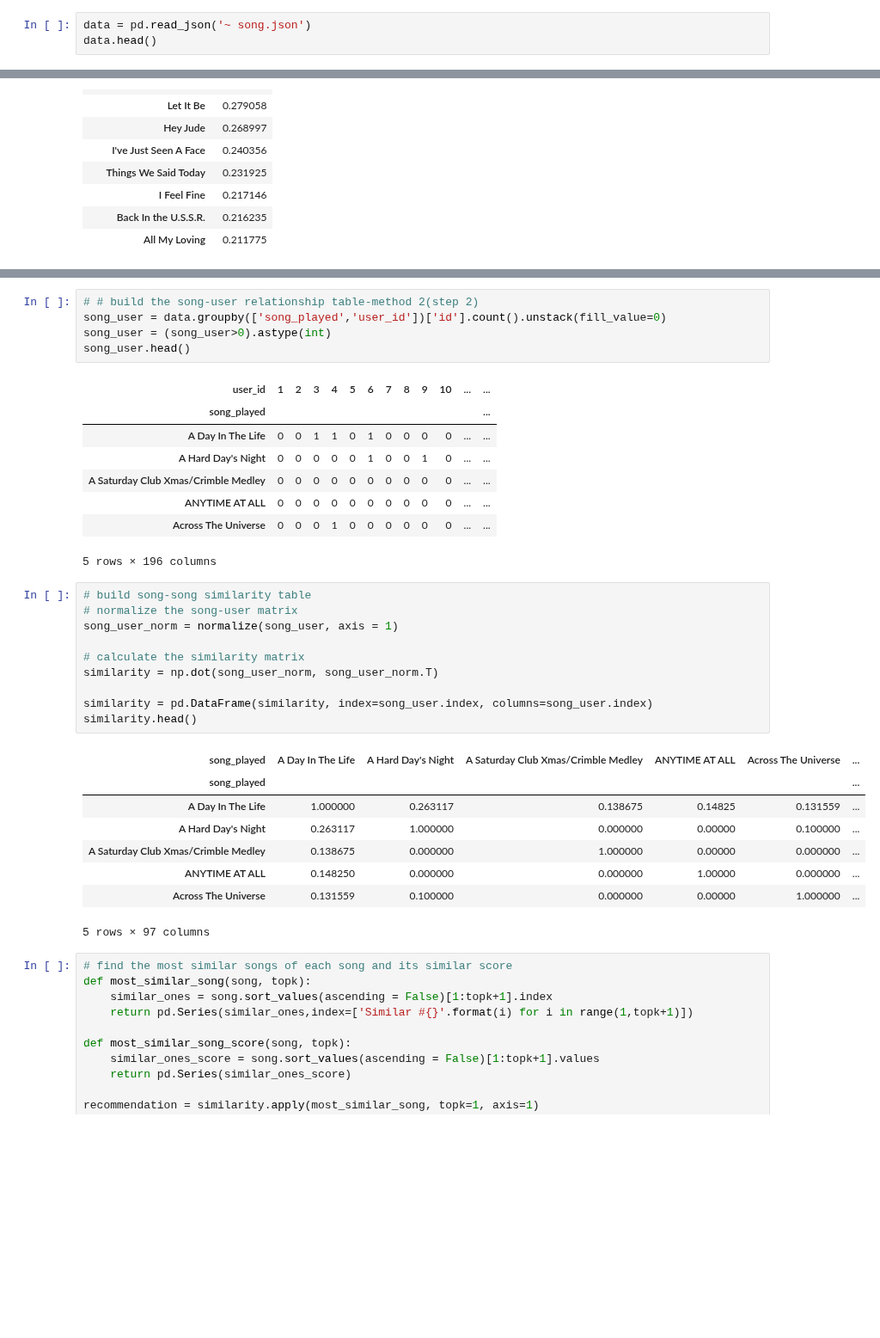
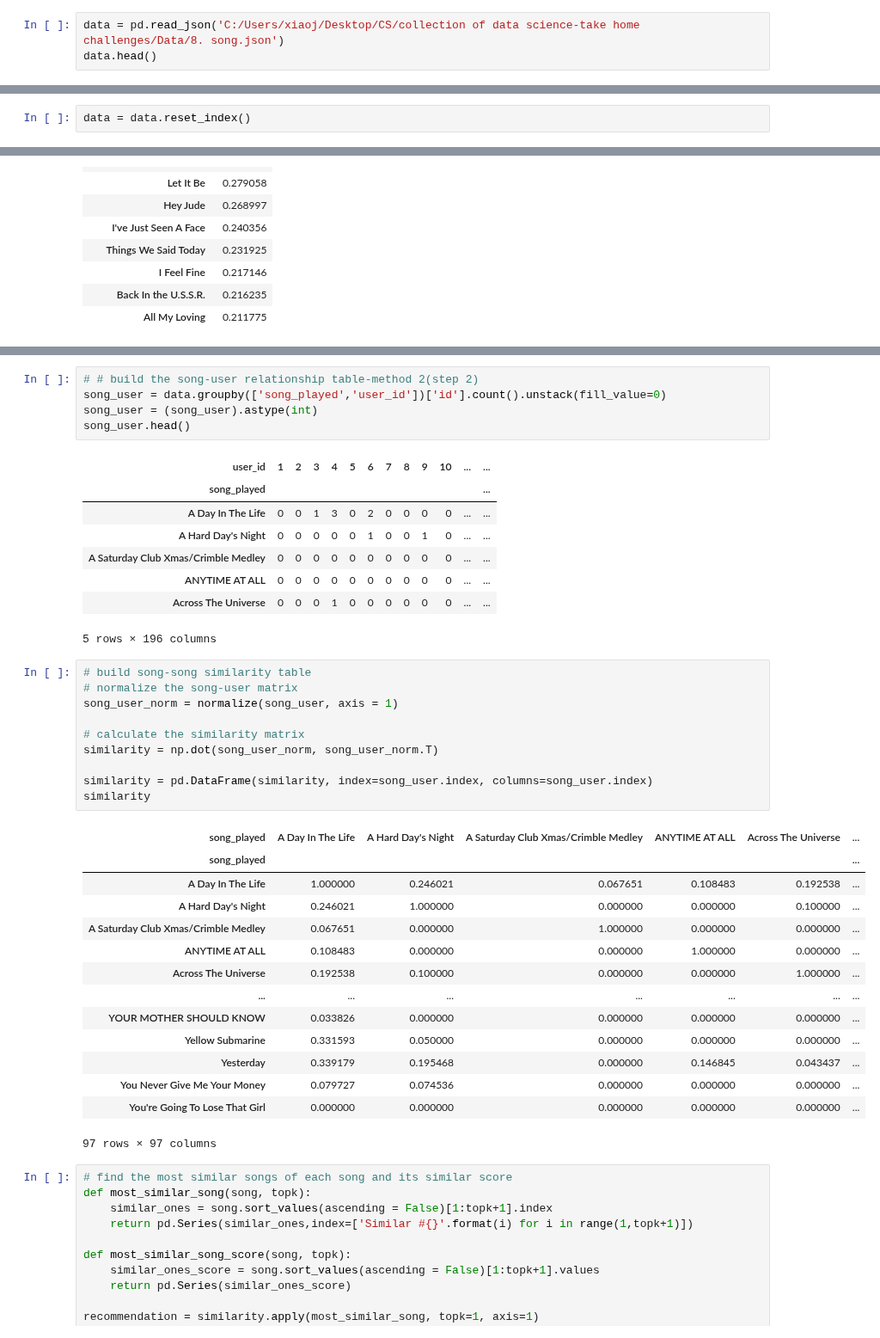
Before and after one commit to Aliciaworld/DS-TakeHomeChallenges, a Jupyter notebook: 08. Song Challenge.ipynb, the cells around one changed output, grey strips where cells are left out. Shown at 86% size. Saved outputs shown, nothing was run; the diff lists cells and outputs as text; blank space fills up the shorter version.

```diff
--- a/08. Song Challenge.ipynb
+++ b/08. Song Challenge.ipynb
@@ -23,7 +23,7 @@ sns.set_style('whitegrid')
 <a id='read_data'></a>
 ## Read Data
 # %%
-data = pd.read_json('~ song.json')
+data = pd.read_json('C:/Users/xiaoj/Desktop/CS/collection of data science-take home challenges/Data/8. song.json')
 data.head()
 # %% [output]
 |  | id | user_id | user_state | user_sign_up_date | song_played | time_played |
@@ -282 +271,3 @@ Name: user_id, dtype: int64
+# %%
+data = data.reset_index()
 # %%
@@ -381,12 +444,12 @@ corr_come_together.sort_values(by='correlation',ascending=False).head(10)
 # %%
 # # build the song-user relationship table-method 2(step 2)
 song_user = data.groupby(['song_played','user_id'])['id'].count().unstack(fill_value=0)
-song_user = (song_user>0).astype(int)
+song_user = (song_user).astype(int)
 song_user.head()
 # %% [output]
 | user_id | 1 | 2 | 3 | 4 | 5 | 6 | 7 | 8 | 9 | 10 | ... | ... |
 | song_played |  |  |  |  |  |  |  |  |  |  |  | ... |
-| A Day In The Life | 0 | 0 | 1 | 1 | 0 | 1 | 0 | 0 | 0 | 0 | ... | ... |
+| A Day In The Life | 0 | 0 | 1 | 3 | 0 | 2 | 0 | 0 | 0 | 0 | ... | ... |
 | A Hard Day's Night | 0 | 0 | 0 | 0 | 0 | 1 | 0 | 0 | 1 | 0 | ... | ... |
 | A Saturday Club Xmas/Crimble Medley | 0 | 0 | 0 | 0 | 0 | 0 | 0 | 0 | 0 | 0 | ... | ... |
 | ANYTIME AT ALL | 0 | 0 | 0 | 0 | 0 | 0 | 0 | 0 | 0 | 0 | ... | ... |
@@ -395,22 +458,28 @@ song_user.head()
 # %%
 # build song-song similarity table
 # normalize the song-user matrix
 song_user_norm = normalize(song_user, axis = 1)
 
 # calculate the similarity matrix
 similarity = np.dot(song_user_norm, song_user_norm.T)
 
 similarity = pd.DataFrame(similarity, index=song_user.index, columns=song_user.index)
-similarity.head()
+similarity
 # %% [output]
 | song_played | A Day In The Life | A Hard Day's Night | A Saturday Club Xmas/Crimble Medley | ANYTIME AT ALL | Across The Universe | ... |
 | song_played |  |  |  |  |  | ... |
-| A Day In The Life | 1.000000 | 0.263117 | 0.138675 | 0.14825 | 0.131559 | ... |
-| A Hard Day's Night | 0.263117 | 1.000000 | 0.000000 | 0.00000 | 0.100000 | ... |
-| A Saturday Club Xmas/Crimble Medley | 0.138675 | 0.000000 | 1.000000 | 0.00000 | 0.000000 | ... |
-| ANYTIME AT ALL | 0.148250 | 0.000000 | 0.000000 | 1.00000 | 0.000000 | ... |
-| Across The Universe | 0.131559 | 0.100000 | 0.000000 | 0.00000 | 1.000000 | ... |
+| A Day In The Life | 1.000000 | 0.246021 | 0.067651 | 0.108483 | 0.192538 | ... |
+| A Hard Day's Night | 0.246021 | 1.000000 | 0.000000 | 0.000000 | 0.100000 | ... |
+| A Saturday Club Xmas/Crimble Medley | 0.067651 | 0.000000 | 1.000000 | 0.000000 | 0.000000 | ... |
+| ANYTIME AT ALL | 0.108483 | 0.000000 | 0.000000 | 1.000000 | 0.000000 | ... |
+| Across The Universe | 0.192538 | 0.100000 | 0.000000 | 0.000000 | 1.000000 | ... |
+| ... | ... | ... | ... | ... | ... | ... |
+| YOUR MOTHER SHOULD KNOW | 0.033826 | 0.000000 | 0.000000 | 0.000000 | 0.000000 | ... |
+| Yellow Submarine | 0.331593 | 0.050000 | 0.000000 | 0.000000 | 0.000000 | ... |
+| Yesterday | 0.339179 | 0.195468 | 0.000000 | 0.146845 | 0.043437 | ... |
+| You Never Give Me Your Money | 0.079727 | 0.074536 | 0.000000 | 0.000000 | 0.000000 | ... |
+| You're Going To Lose That Girl | 0.000000 | 0.000000 | 0.000000 | 0.000000 | 0.000000 | ... |
-5 rows × 97 columns
+97 rows × 97 columns
 # %%
 # find the most similar songs of each song and its similar score
 def most_similar_song(song, topk):
```
Also changed, not shown: parts of 23 cells of this notebook.
